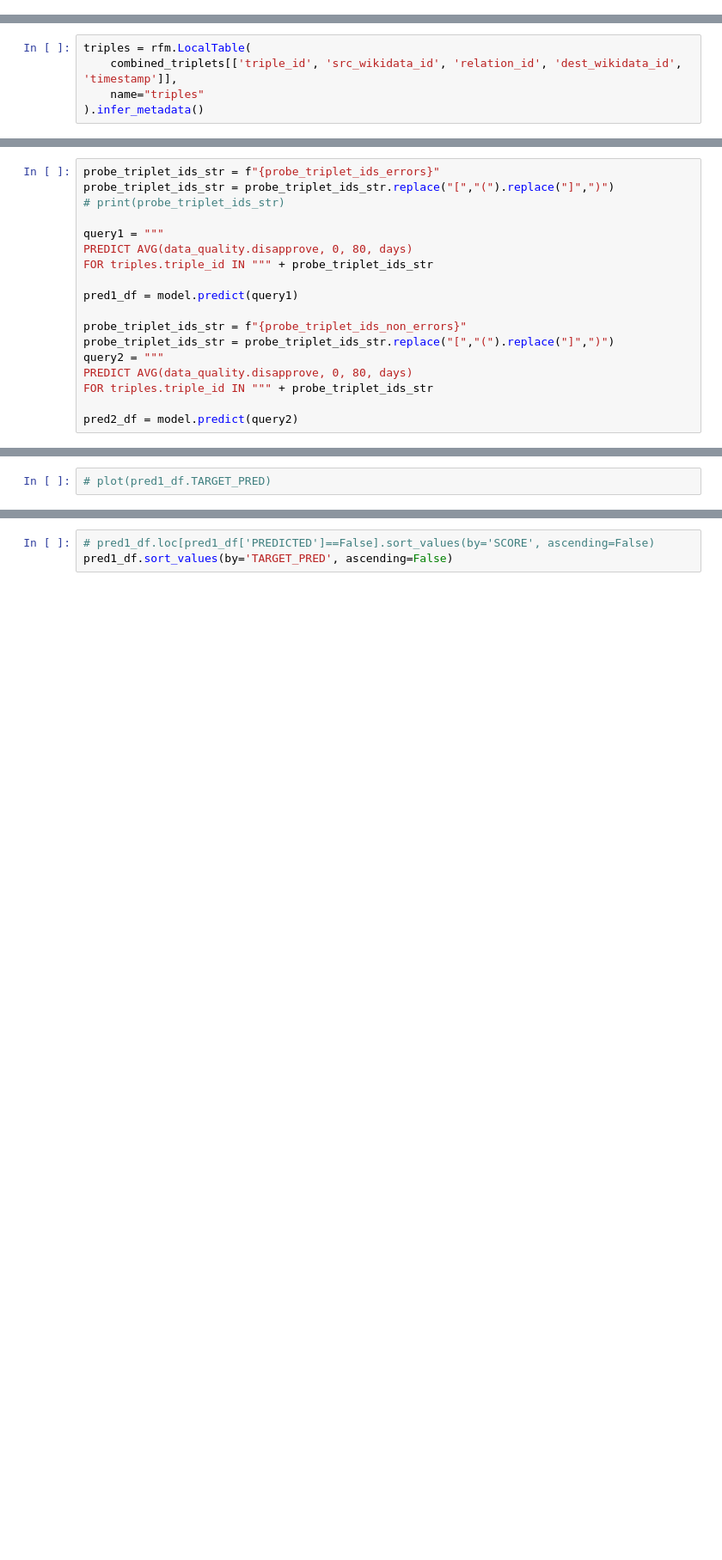
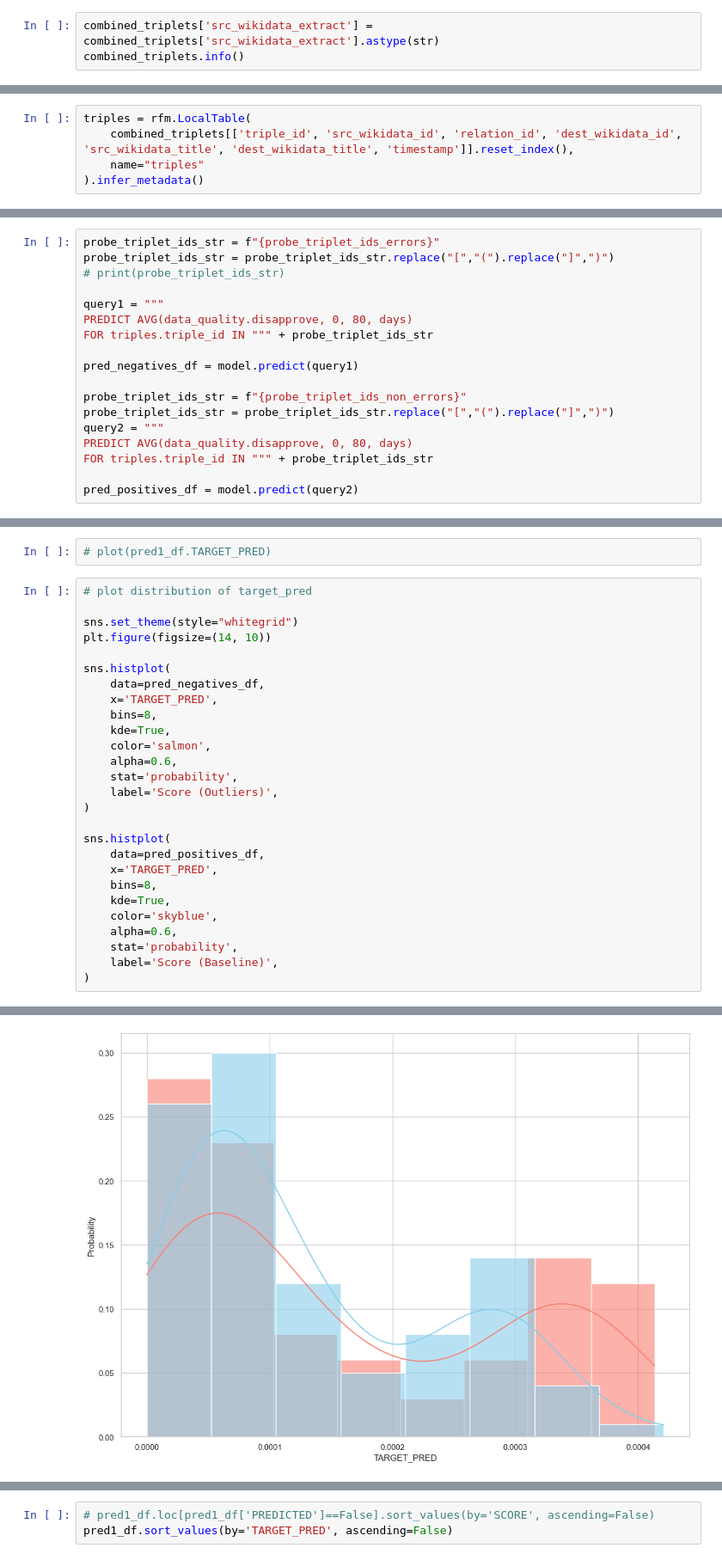
Before and after one commit to vectronaut2/kumoai_hackathon, a Jupyter notebook: notebooks/fb_exp4.ipynb, the cells around one changed output, grey strips where cells are left out. Shown at 86% size. Drawn from its saved outputs; the diff is of its cells as text; blank space fills up the shorter version.

```diff
--- a/notebooks/fb_exp4.ipynb
+++ b/notebooks/fb_exp4.ipynb
@@ -159,3 +170,6 @@ KUMO_API_KEY = os.environ.get("KUMO_API_KEY")
 rfm.init(api_key=KUMO_API_KEY)
 # %% [output]
 [2025-08-20 12:58:41 - kumoai:196 - INFO] Successfully initialized the Kumo SDK against deployment https://kumorfm.ai/api, with log level INFO.
+# %%
+combined_triplets['src_wikidata_extract'] = combined_triplets['src_wikidata_extract'].astype(str)
+combined_triplets.info()
@@ -162,6 +250,6 @@ rfm.init(api_key=KUMO_API_KEY)
 # %%
 triples = rfm.LocalTable(
-    combined_triplets[['triple_id', 'src_wikidata_id', 'relation_id', 'dest_wikidata_id', 'timestamp']],
+    combined_triplets[['triple_id', 'src_wikidata_id', 'relation_id', 'dest_wikidata_id', 'src_wikidata_title', 'dest_wikidata_title', 'timestamp']].reset_index(),
     name="triples"
 ).infer_metadata()
 # %% [output]
@@ -314,7 +402,7 @@ query1 = """
 PREDICT AVG(data_quality.disapprove, 0, 80, days)
 FOR triples.triple_id IN """ + probe_triplet_ids_str
 
-pred1_df = model.predict(query1)
+pred_negatives_df = model.predict(query1)
 
 probe_triplet_ids_str = f"{probe_triplet_ids_non_errors}"
 probe_triplet_ids_str = probe_triplet_ids_str.replace("[","(").replace("]",")")
@@ -322,7 +410,7 @@ query2 = """
 PREDICT AVG(data_quality.disapprove, 0, 80, days)
 FOR triples.triple_id IN """ + probe_triplet_ids_str
 
-pred2_df = model.predict(query2)
+pred_positives_df = model.predict(query2)
 # %% [output]
 /Users/ravid/miniconda3/envs/kumo-hackathon-py311/lib/python3.11/site-packages/kumoai/experimental/rfm/rfm.py:360:
 UserWarning: Anchor timestamp is too early or aggregation time range is too large. To form proper input data, we
@@ -364,3 +452,31 @@ max        0.487858
 Name: TARGET_PRED, dtype: float64
 # %%
 # plot(pred1_df.TARGET_PRED)
+# %%
+# plot distribution of target_pred
+
+sns.set_theme(style="whitegrid")
+plt.figure(figsize=(14, 10))
+
+sns.histplot(
+    data=pred_negatives_df,
+    x='TARGET_PRED',
+    bins=8,
+    kde=True,
+    color='salmon',
+    alpha=0.6,
+    stat='probability',
+    label='Score (Outliers)',
+)
+
+sns.histplot(
+    data=pred_positives_df,
+    x='TARGET_PRED',
+    bins=8,
+    kde=True,
+    color='skyblue',
+    alpha=0.6,
+    stat='probability',
+    label='Score (Baseline)',
+)
+# %% [output]
@@ -366,0 +484 @@ Name: TARGET_PRED, dtype: float64
+[figure, added]
```
Also changed, not shown: parts of 19 cells of this notebook, 9 other files.
